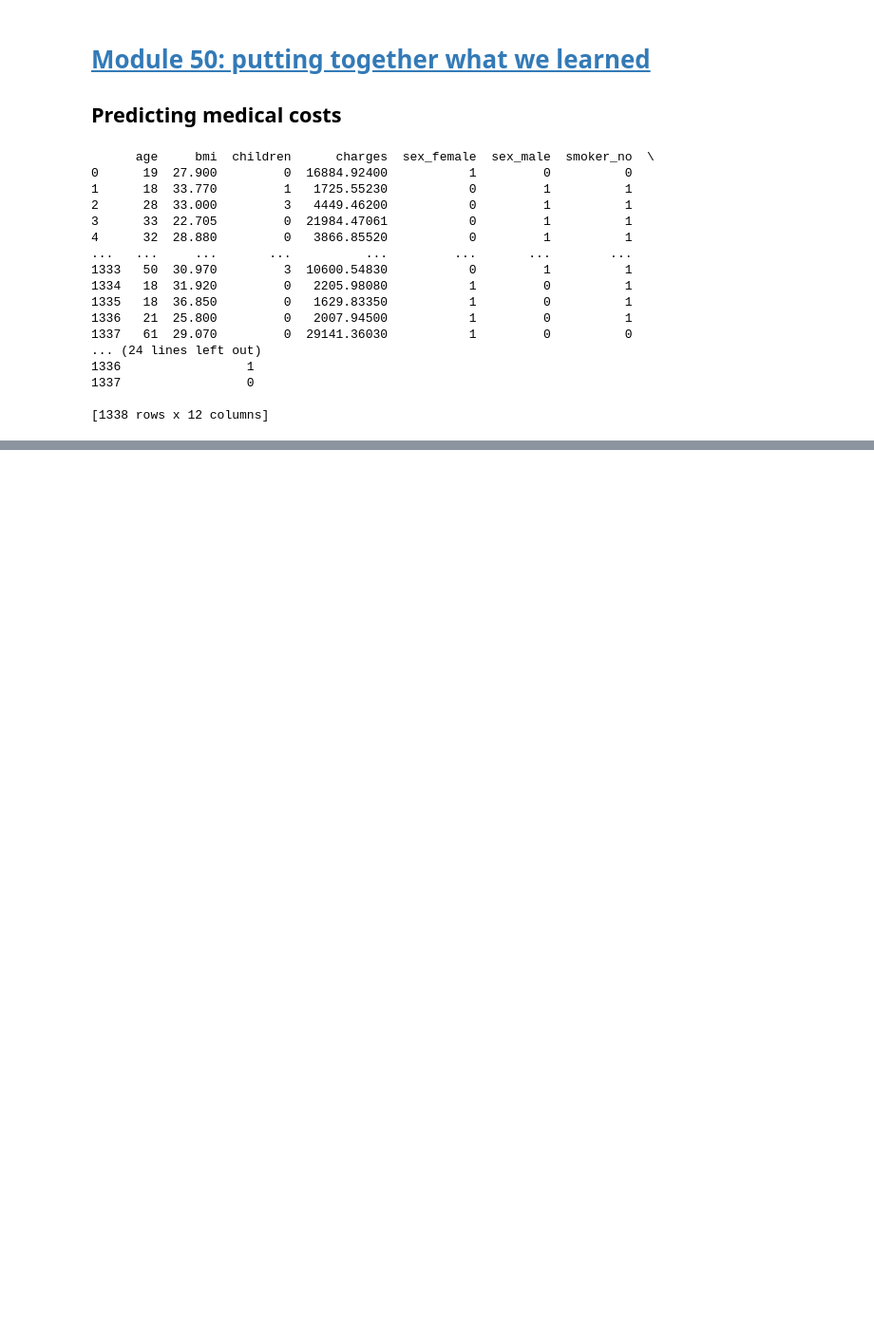
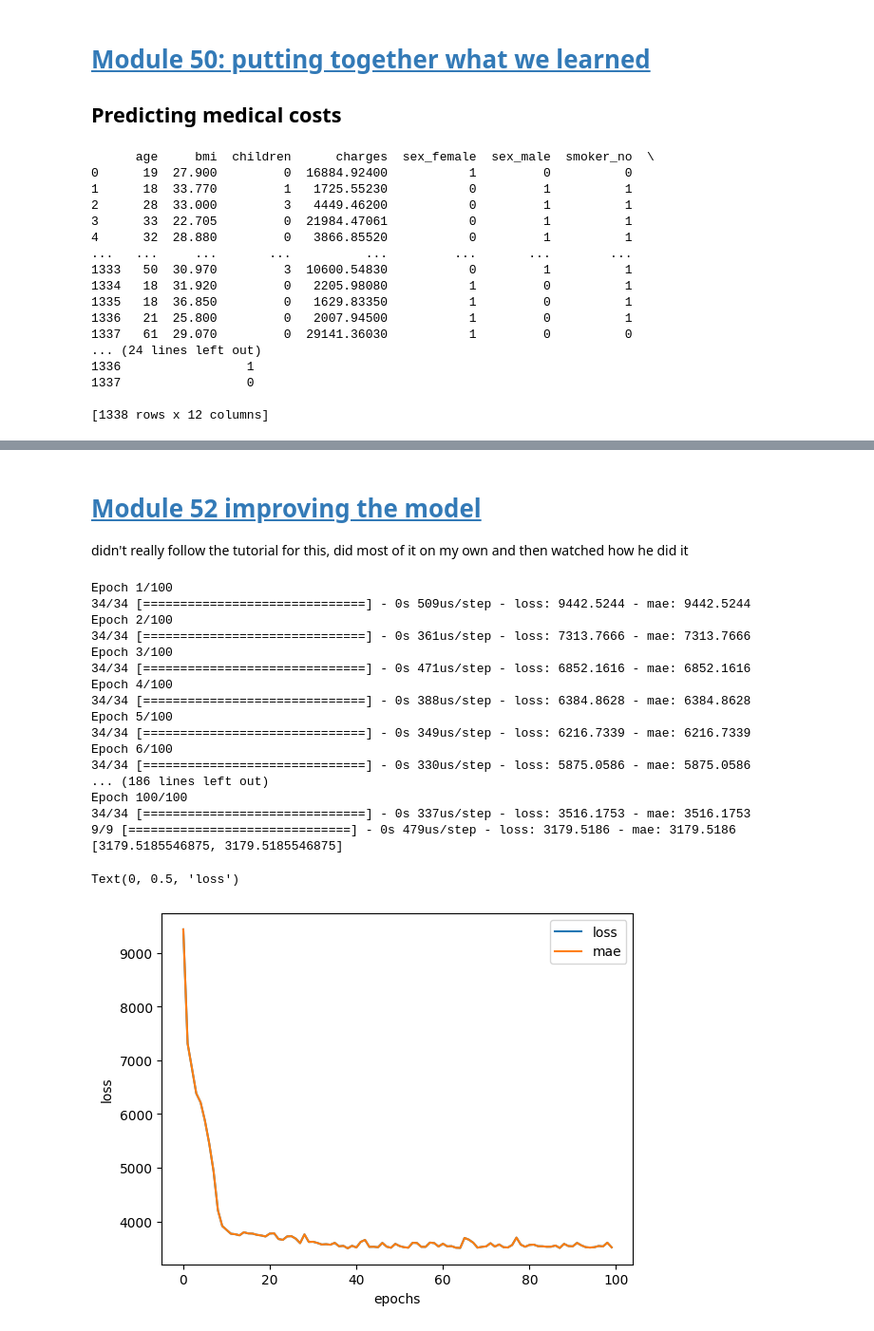
Before and after one commit to nripstein/Tensorflow-Tutorial, a Jupyter notebook: medical-cost-prediction.ipynb, the cells around one changed output, grey strips where cells are left out. Shown: that part at 95% size. Saved outputs shown, nothing was run; the diff lists cells and outputs as text; code cells hidden in the pictures; blank space fills up the shorter version.

```diff
--- a/medical-cost-prediction.ipynb
+++ b/medical-cost-prediction.ipynb
@@ -43,0 +50,21 @@ I will
+# %%
+# train test split
+# X_train, X_test, y_train, y_test = sklearn.model_selection.train_test_split(X, y, test_size=0.2, random_state=42)
+X_train, X_test, y_train, y_test = train_test_split(X, y, test_size=0.2, random_state=42)
+# %%
+# build neural network
+tf.random.set_seed(42)
+
+# build model
+insurance_model = tf.keras.models.Sequential([
+    tf.keras.layers.Dense(10),
+    tf.keras.layers.Dense(1)
+])
+
+# compile model
+insurance_model.compile(loss=tf.keras.losses.mae,
+              optimizer=tf.keras.optimizers.SGD(),
+              metrics=["mae"])
+
+# fit data
+insurance_model.fit(X_train, y_train, epochs=100)
@@ -43,0 +98,47 @@ I will
+# %% [markdown]
+# [Module 52 improving the model](https://youtu.be/tpCFfeUEGs8?t=28501)
+
+didn't really follow the tutorial for this, did most of it on my own and then watched how he did it
+# %%
+# build neural network
+tf.random.set_seed(42)
+
+# build model
+insurance_model2 = tf.keras.models.Sequential([
+    tf.keras.layers.Dense(10, name="hidden_layer1"),
+    tf.keras.layers.Dense(1, name="output_layer")
+])
+
+# compile model
+insurance_model2.compile(loss=tf.keras.losses.mae,
+              optimizer=tf.keras.optimizers.Adam(learning_rate=0.2),
+              metrics=["mae"])
+
+# fit data
+history = insurance_model2.fit(X_train, y_train, epochs=100)
+
+# check results on test data
+print(insurance_model2.evaluate(X_test, y_test))
+pd.DataFrame(history.history).plot()
+plt.xlabel("epochs")
+plt.ylabel("loss")
+# %% [output]
+Epoch 1/100
+34/34 [==============================] - 0s 509us/step - loss: 9442.5244 - mae: 9442.5244
+Epoch 2/100
+34/34 [==============================] - 0s 361us/step - loss: 7313.7666 - mae: 7313.7666
+Epoch 3/100
+34/34 [==============================] - 0s 471us/step - loss: 6852.1616 - mae: 6852.1616
+Epoch 4/100
+34/34 [==============================] - 0s 388us/step - loss: 6384.8628 - mae: 6384.8628
+Epoch 5/100
+34/34 [==============================] - 0s 349us/step - loss: 6216.7339 - mae: 6216.7339
+Epoch 6/100
+34/34 [==============================] - 0s 330us/step - loss: 5875.0586 - mae: 5875.0586
+... (186 lines left out)
+Epoch 100/100
+34/34 [==============================] - 0s 337us/step - loss: 3516.1753 - mae: 3516.1753
+9/9 [==============================] - 0s 479us/step - loss: 3179.5186 - mae: 3179.5186
+[3179.5185546875, 3179.5185546875]
+Text(0, 0.5, 'loss')
+[figure, added]
```
Also changed, not shown: parts of 15 cells of this notebook, 1 other file.
